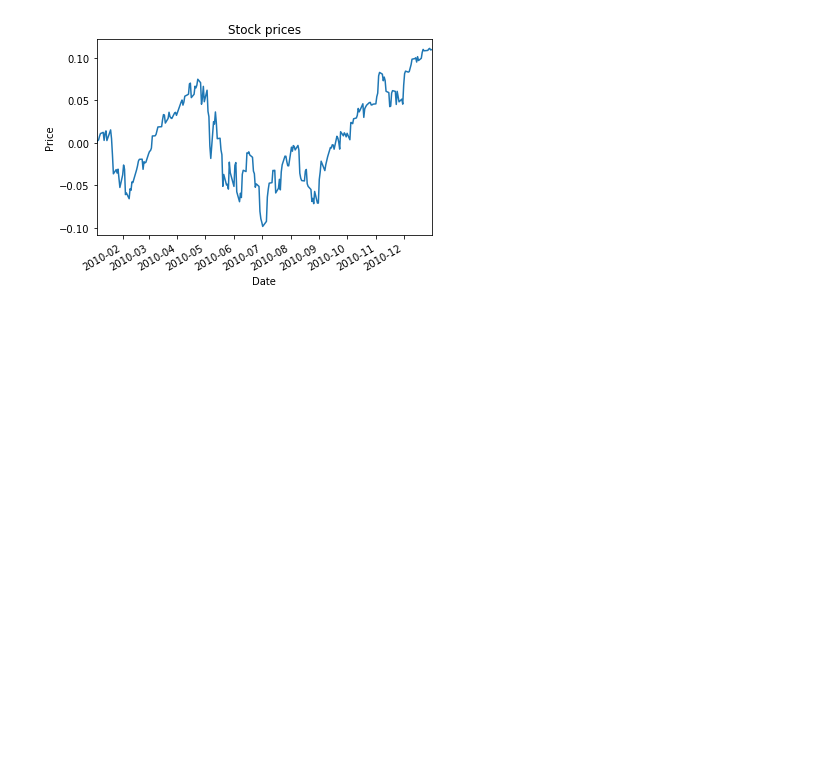
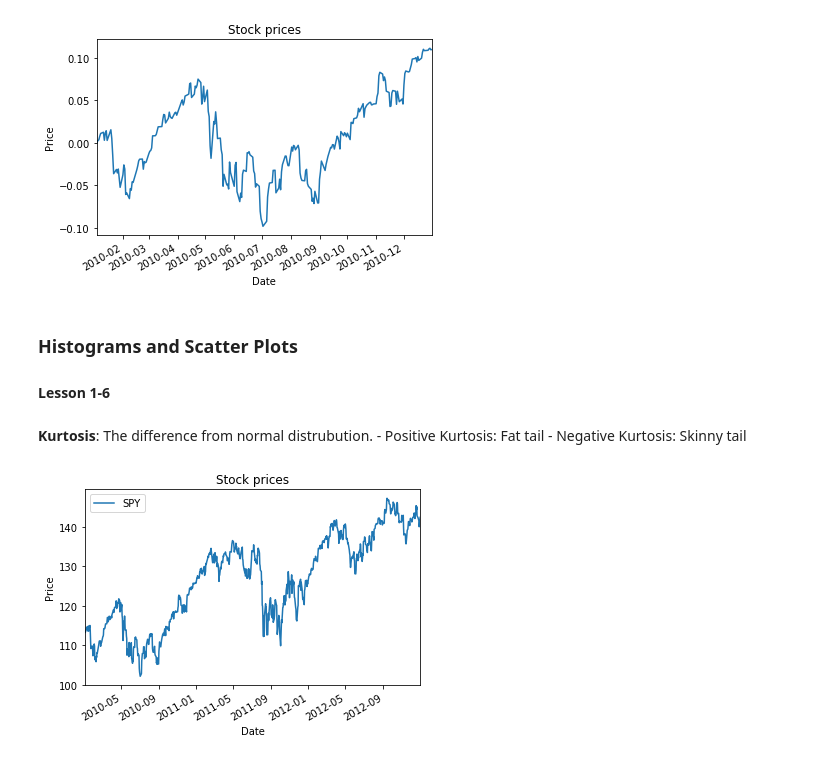
Before and after one commit to kmalhan/ml_trade, a Jupyter notebook: read_stock_data.ipynb, the cells around one changed output. Cells and saved outputs as stored; diff of their text form; code cells hidden in the pictures; blank space fills up the shorter version.

Commit message:
Add lesson 1-6

```diff
--- a/read_stock_data.ipynb
+++ b/read_stock_data.ipynb
@@ -423,3 +424,19 @@ def compute_cumulative_returns(df):
 plot_data(compute_cumulative_returns(df1))
 # %% [output]
 [figure]
+# %% [markdown]
+### Histograms and Scatter Plots
+#### Lesson 1-6
+# %% [markdown]
+**Kurtosis**: The difference from normal distrubution.
+    - Positive Kurtosis: Fat tail
+    - Negative Kurtosis: Skinny tail
+# %%
+# Plotting Histogram
+# 1. First let's review stock data
+dates = pd.date_range('2009-01-01', '2012-12-31')
+symbols = ['SPY']
+df = get_data(symbols, dates)
+plot_data(df)
+# %% [output]
+[figure, added]
```
Also changed, not shown: parts of 20 cells of this notebook, 1 other file.
